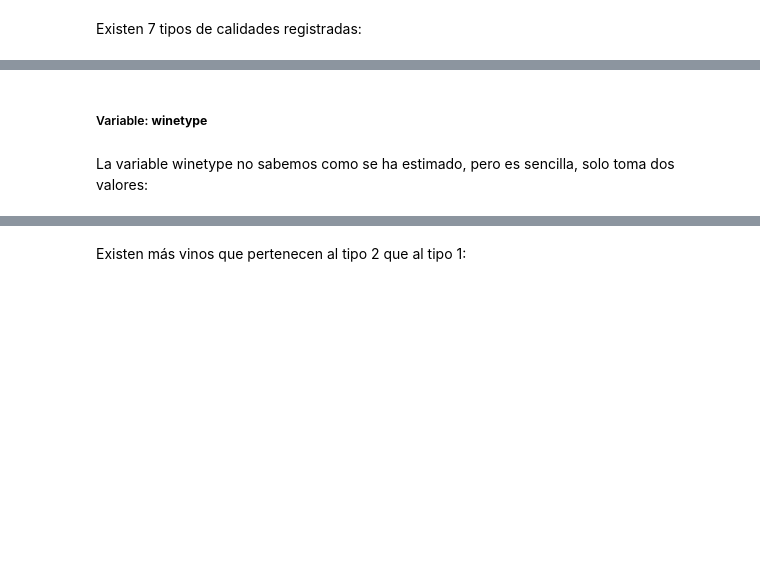
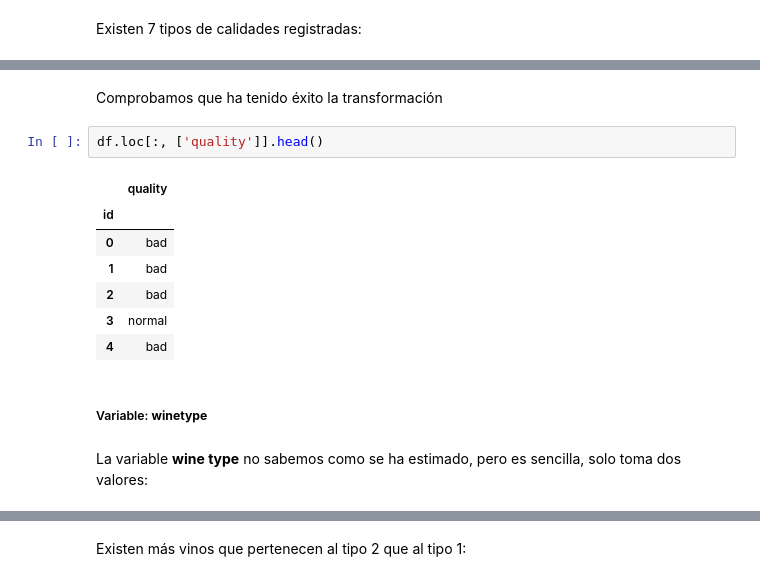
Before and after one commit to Alf-caput/LAB04_Regresion_y_agrupamiento, a Jupyter notebook: LAB04 Regresion_y_agrupamientov2_colab.ipynb, the cells around one changed output, grey strips where cells are left out. Saved outputs shown, nothing was run; the diff lists cells and outputs as text; blank space fills up the shorter version.

```diff
--- a/LAB04 Regresion_y_agrupamientov2_colab.ipynb
+++ b/LAB04 Regresion_y_agrupamientov2_colab.ipynb
@@ -325,6 +300,18 @@ plt.bar(quality_freq.index, quality_freq.values)
+# %% [markdown]
+Comprobamos que ha tenido éxito la transformación
+# %%
+df.loc[:, ['quality']].head()
+# %% [output]
+|  | quality |
+| id |  |
+| 0 | bad |
+| 1 | bad |
+| 2 | bad |
+| 3 | normal |
+| 4 | bad |
 # %% [markdown]
 ##### Variable: **winetype**
 # %% [markdown]
-La variable winetype no sabemos como se ha estimado, pero es sencilla, solo toma dos valores:
+La variable **wine type** no sabemos como se ha estimado, pero es sencilla, solo toma dos valores:
 # %%
 df['wine type'].unique()
```
Also changed, not shown: parts of 56 cells of this notebook.
